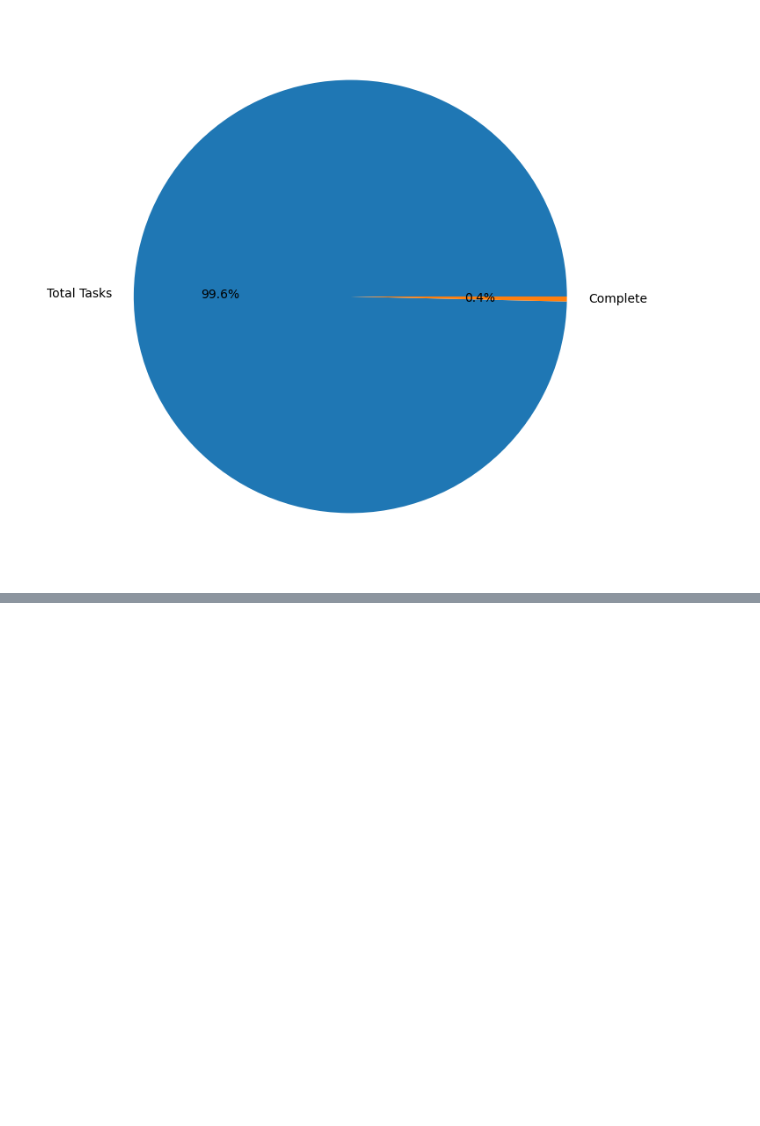
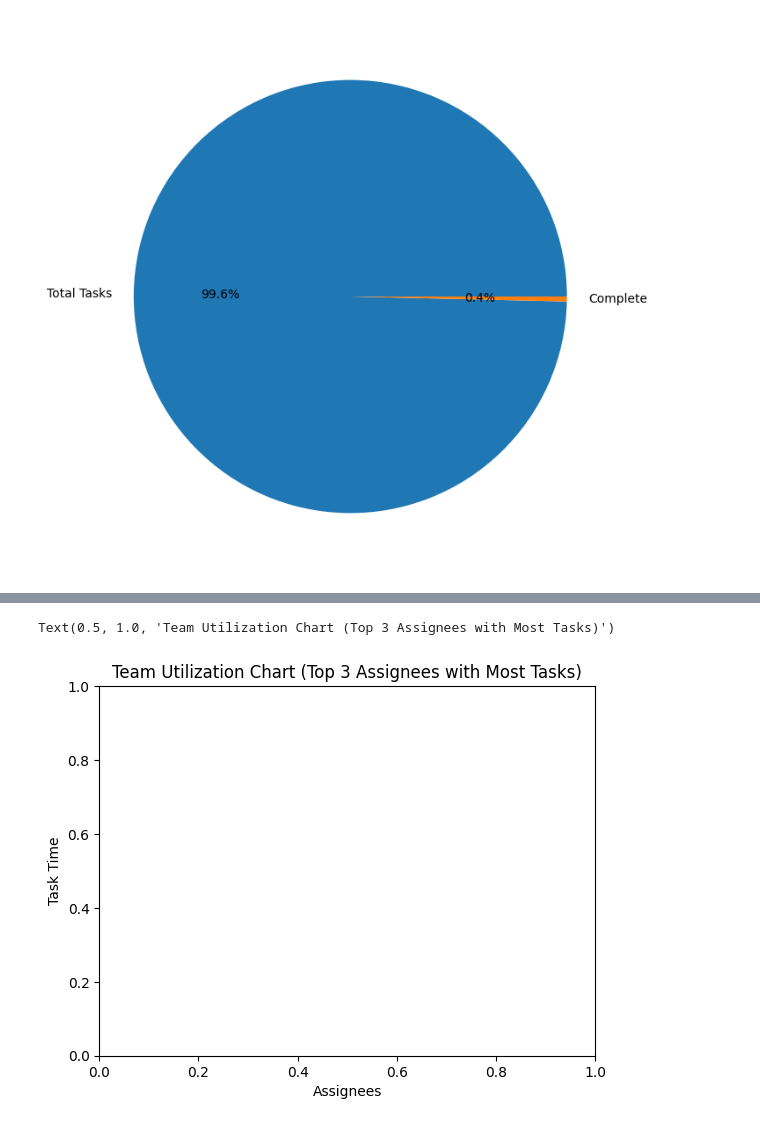
Before and after one commit to MaddyPrograms/Data-Analysis-and-Visualization, a Jupyter notebook: Data Analysis and Visualization/Data_Analysis_and_Visualization.ipynb, the cells around one changed output, grey strips where cells are left out. Cells and saved outputs as stored; diff of their text form; code cells hidden in the pictures; blank space fills up the shorter version.

Commit message:
Worked on Team Utilization Chart

```diff
--- a/Data Analysis and Visualization/Data_Analysis_and_Visualization.ipynb
+++ b/Data Analysis and Visualization/Data_Analysis_and_Visualization.ipynb
@@ -128,0 +150,7 @@ plt.pie(filtered_data['counts'], labels=filtered_data['Status'], autopct='%1.1f%
+# %%
+plt.xlabel('Assignees')
+plt.ylabel('Task Time')
+plt.title('Team Utilization Chart (Top 3 Assignees with Most Tasks)')
+# %% [output]
+Text(0.5, 1.0, 'Team Utilization Chart (Top 3 Assignees with Most Tasks)')
+[figure, added]
```
Also changed, not shown: parts of 8 cells of this notebook.
